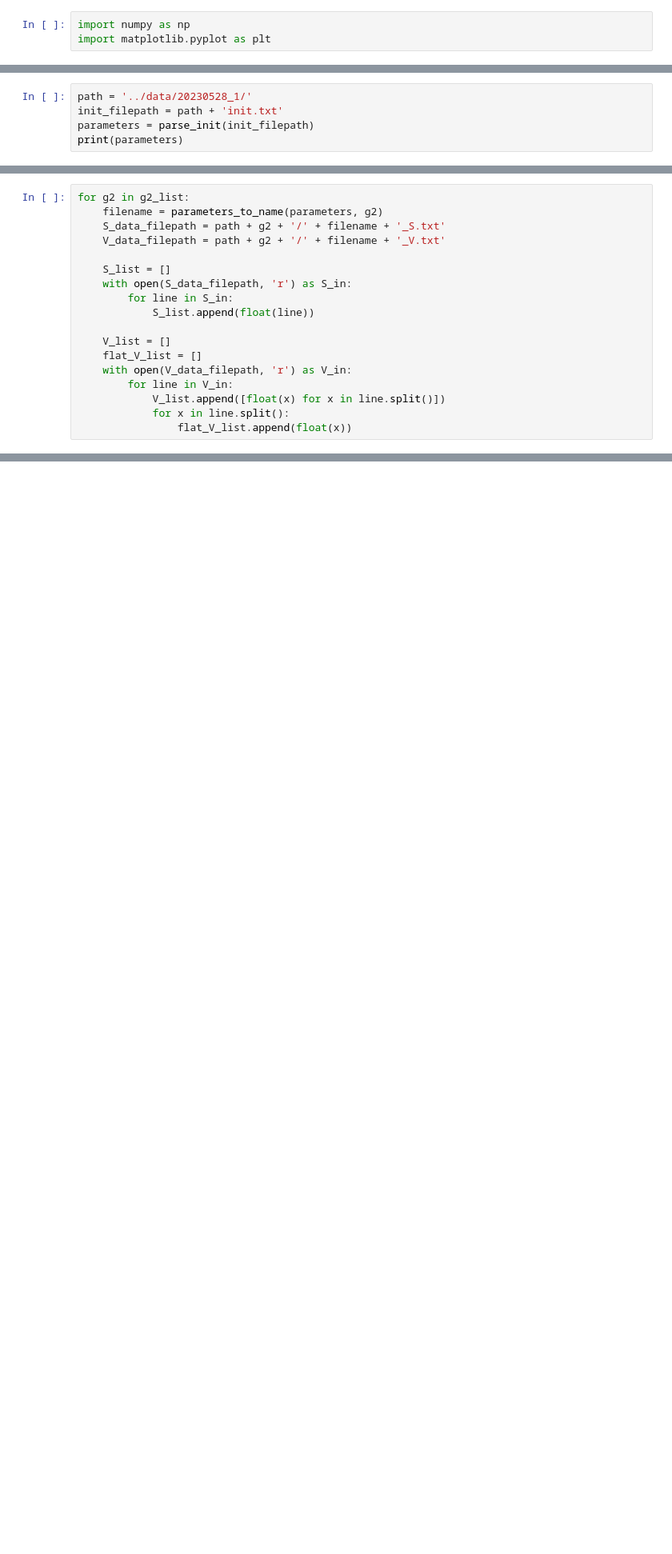
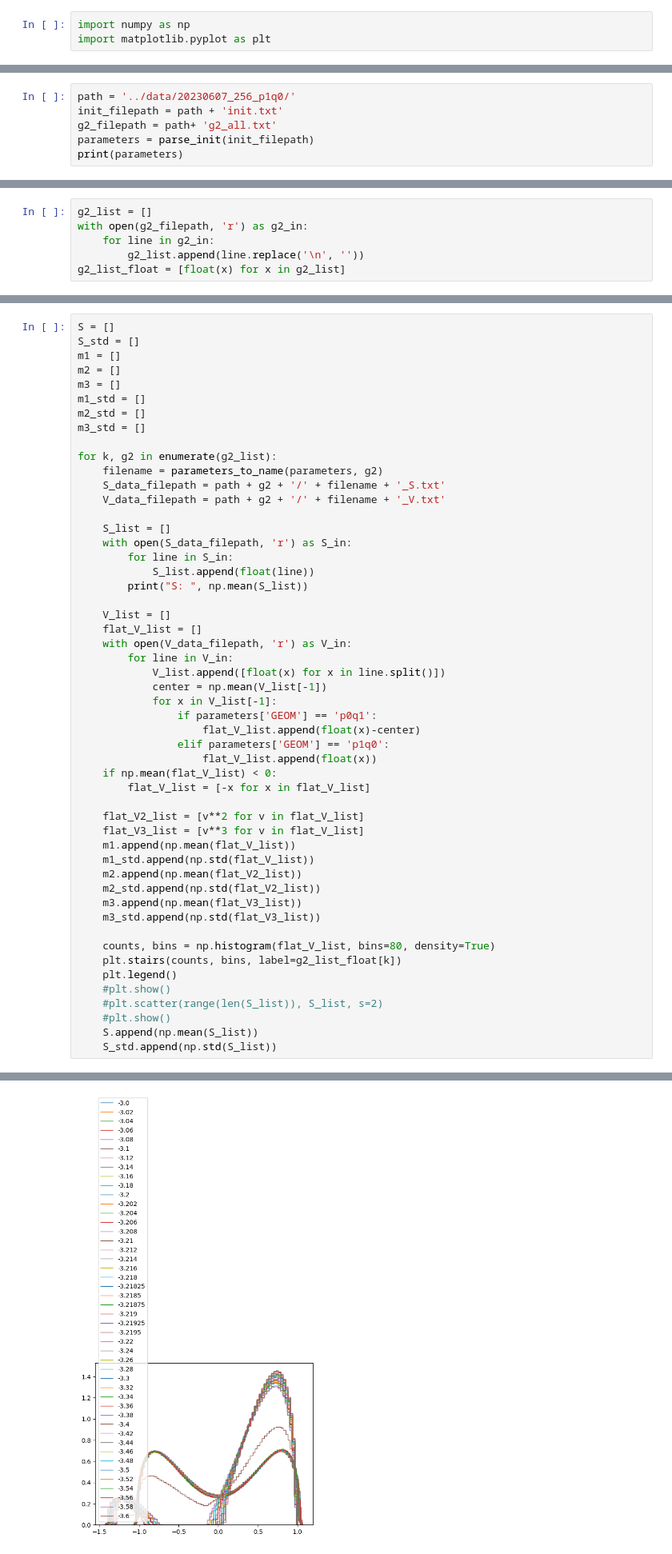
Before and after one commit to darcangelomauro/one_matrix_models, a Jupyter notebook: notebooks/dos_analysis.ipynb, the cells around one changed output, grey strips where cells are left out. Shown at 80% size. Cells and saved outputs as stored; diff of their text form; blank space fills up the shorter version.

```diff
--- a/notebooks/dos_analysis.ipynb
+++ b/notebooks/dos_analysis.ipynb
@@ -22,8 +22,9 @@ def parse_g2_list(g2_list):
 def parameters_to_name(parameters, g2):
     return parameters['GEOM'] + 'N' + str(parameters['N']) + 'g' + g2
 # %%
-path = '../data/20230528_1/'
+path = '../data/20230607_256_p1q0/'
 init_filepath = path + 'init.txt'
+g2_filepath = path+ 'g2_all.txt'
 parameters = parse_init(init_filepath)
 print(parameters)
 # %% [output]
@@ -36,0 +32,6 @@ print(g2_list)
+# %%
+g2_list = []
+with open(g2_filepath, 'r') as g2_in:
+    for line in g2_in:
+        g2_list.append(line.replace('\n', ''))
+g2_list_float = [float(x) for x in g2_list]
@@ -37,5 +47,14 @@ print(g2_list)
 # %%
-for g2 in g2_list:
+S = []
+S_std = []
+m1 = []
+m2 = []
+m3 = []
+m1_std = []
+m2_std = []
+m3_std = []
+
+for k, g2 in enumerate(g2_list):
     filename = parameters_to_name(parameters, g2)
     S_data_filepath = path + g2 + '/' + filename + '_S.txt'
     V_data_filepath = path + g2 + '/' + filename + '_V.txt'
@@ -44,11 +63,37 @@ for g2 in g2_list:
     with open(S_data_filepath, 'r') as S_in:
         for line in S_in:
             S_list.append(float(line))
+        print("S: ", np.mean(S_list))
 
     V_list = []
     flat_V_list = []
     with open(V_data_filepath, 'r') as V_in:
         for line in V_in:
             V_list.append([float(x) for x in line.split()])
-            for x in line.split():
-                flat_V_list.append(float(x))
+            center = np.mean(V_list[-1])
+            for x in V_list[-1]:
+                if parameters['GEOM'] == 'p0q1':
+                    flat_V_list.append(float(x)-center)
+                elif parameters['GEOM'] == 'p1q0':
+                    flat_V_list.append(float(x))
+    if np.mean(flat_V_list) < 0:
+        flat_V_list = [-x for x in flat_V_list]
+
+    flat_V2_list = [v**2 for v in flat_V_list]
+    flat_V3_list = [v**3 for v in flat_V_list]
+    m1.append(np.mean(flat_V_list))
+    m1_std.append(np.std(flat_V_list))
+    m2.append(np.mean(flat_V2_list))
+    m2_std.append(np.std(flat_V2_list))
+    m3.append(np.mean(flat_V3_list))
+    m3_std.append(np.std(flat_V3_list))
+
+    counts, bins = np.histogram(flat_V_list, bins=80, density=True)
+    plt.stairs(counts, bins, label=g2_list_float[k])
+    plt.legend()
+    #plt.show()
+    #plt.scatter(range(len(S_list)), S_list, s=2)
+    #plt.show()
+    S.append(np.mean(S_list))
+    S_std.append(np.std(S_list))
+# %% [output]
@@ -54,0 +117 @@ for g2 in g2_list:
+[figure, added]
```
Also changed, not shown: parts of 10 cells of this notebook, 2 other files.
